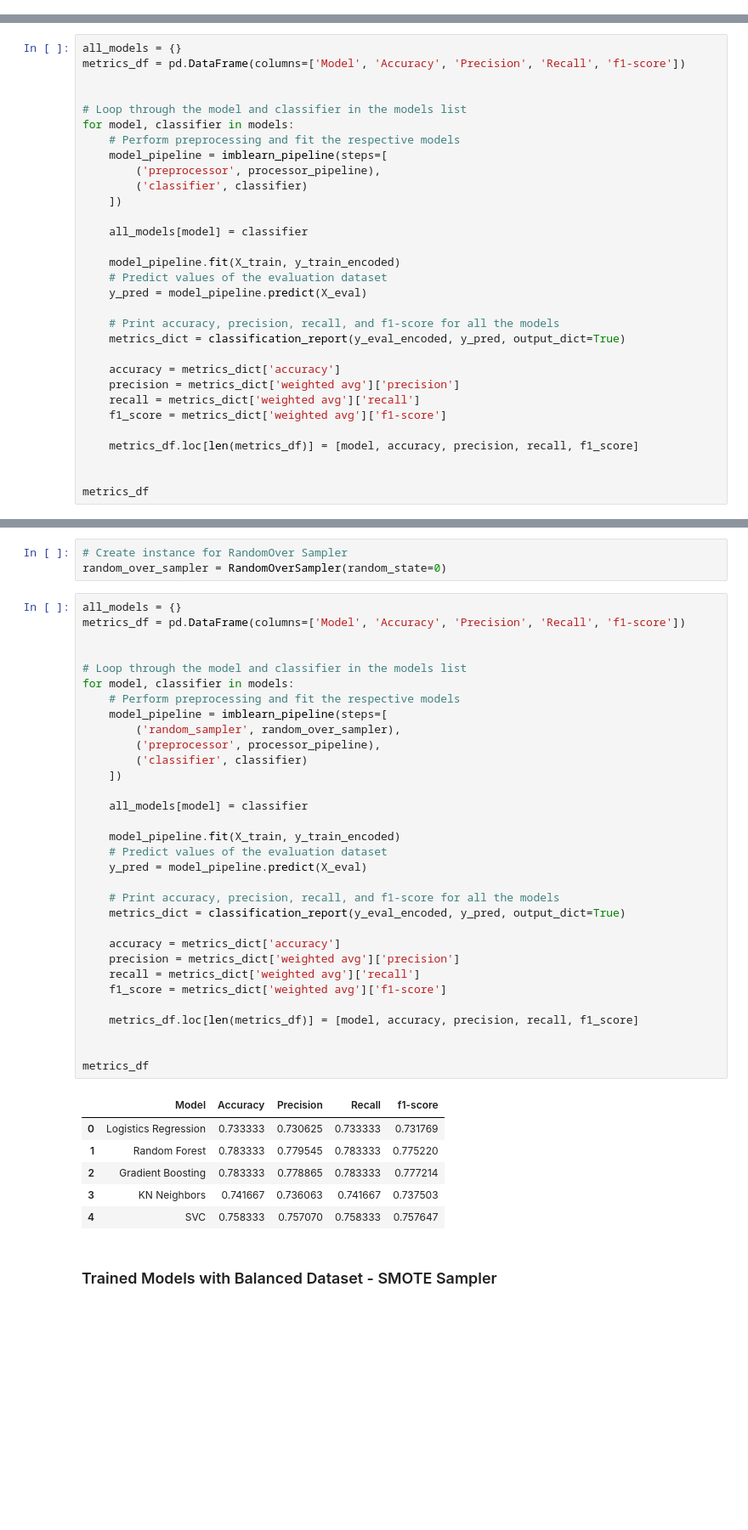
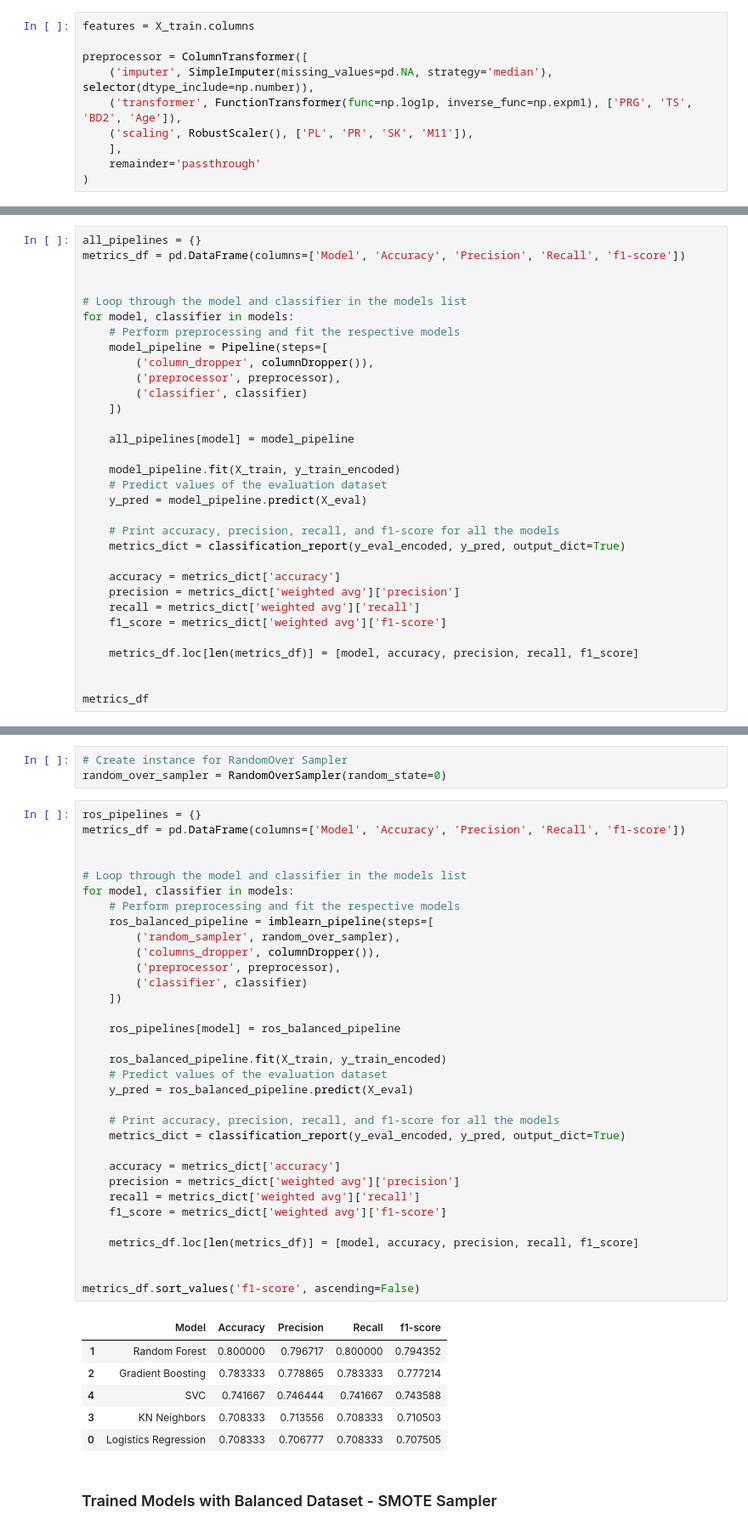
Before and after one commit to pk-aduyaw/Sepsis-Detection-using-ML-API, a Jupyter notebook: dev/sepsis_project.ipynb, the cells around one changed output, grey strips where cells are left out. Shown at 85% size. Drawn from its saved outputs; the diff is of its cells as text; blank space fills up the shorter version.

Commit message:
Complete model building and evaluation

```diff
--- a/dev/sepsis_project.ipynb
+++ b/dev/sepsis_project.ipynb
@@ -496,19 +481,30 @@ processor_pipeline = ColumnTransformer([
+# %%
+features = X_train.columns
+
+preprocessor = ColumnTransformer([
+    ('imputer', SimpleImputer(missing_values=pd.NA, strategy='median'), selector(dtype_include=np.number)),
+    ('transformer', FunctionTransformer(func=np.log1p, inverse_func=np.expm1), ['PRG', 'TS', 'BD2', 'Age']),
+    ('scaling', RobustScaler(), ['PL', 'PR', 'SK', 'M11']),
+    ],
+    remainder='passthrough'
+)
 # %% [markdown]
 ### Trained Models with Imbalanced Dataset
 # %%
-all_models = {}
+all_pipelines = {}
 metrics_df = pd.DataFrame(columns=['Model', 'Accuracy', 'Precision', 'Recall', 'f1-score'])
 
 
 # Loop through the model and classifier in the models list
 for model, classifier in models:
     # Perform preprocessing and fit the respective models
-    model_pipeline = imblearn_pipeline(steps=[
-        ('preprocessor', processor_pipeline),
+    model_pipeline = Pipeline(steps=[
+        ('column_dropper', columnDropper()),
+        ('preprocessor', preprocessor),
         ('classifier', classifier)
     ])
 
-    all_models[model] = classifier
+    all_pipelines[model] = model_pipeline
 
     model_pipeline.fit(X_train, y_train_encoded)
     # Predict values of the evaluation dataset
@@ -545,44 +541,45 @@ The dataset will then be balanced using both SMOTE and Random Oversampler to che
 # Create instance for RandomOver Sampler
 random_over_sampler = RandomOverSampler(random_state=0)
 # %%
-all_models = {}
+ros_pipelines = {}
 metrics_df = pd.DataFrame(columns=['Model', 'Accuracy', 'Precision', 'Recall', 'f1-score'])
 
 
 # Loop through the model and classifier in the models list
 for model, classifier in models:
     # Perform preprocessing and fit the respective models
-    model_pipeline = imblearn_pipeline(steps=[
+    ros_balanced_pipeline = imblearn_pipeline(steps=[
         ('random_sampler', random_over_sampler),
-        ('preprocessor', processor_pipeline),
+        ('columns_dropper', columnDropper()),
+        ('preprocessor', preprocessor),
         ('classifier', classifier)
     ])
 
-    all_models[model] = classifier
+    ros_pipelines[model] = ros_balanced_pipeline
 
-    model_pipeline.fit(X_train, y_train_encoded)
+    ros_balanced_pipeline.fit(X_train, y_train_encoded)
     # Predict values of the evaluation dataset
-    y_pred = model_pipeline.predict(X_eval)
+    y_pred = ros_balanced_pipeline.predict(X_eval)
 
     # Print accuracy, precision, recall, and f1-score for all the models
     metrics_dict = classification_report(y_eval_encoded, y_pred, output_dict=True)
 
     accuracy = metrics_dict['accuracy']
     precision = metrics_dict['weighted avg']['precision']
     recall = metrics_dict['weighted avg']['recall']
     f1_score = metrics_dict['weighted avg']['f1-score']
 
     metrics_df.loc[len(metrics_df)] = [model, accuracy, precision, recall, f1_score]
 
 
-metrics_df
+metrics_df.sort_values('f1-score', ascending=False)
 # %% [output]
 |  | Model | Accuracy | Precision | Recall | f1-score |
-| 0 | Logistics Regression | 0.733333 | 0.730625 | 0.733333 | 0.731769 |
-| 1 | Random Forest | 0.783333 | 0.779545 | 0.783333 | 0.775220 |
+| 1 | Random Forest | 0.800000 | 0.796717 | 0.800000 | 0.794352 |
 | 2 | Gradient Boosting | 0.783333 | 0.778865 | 0.783333 | 0.777214 |
-| 3 | KN Neighbors | 0.741667 | 0.736063 | 0.741667 | 0.737503 |
-| 4 | SVC | 0.758333 | 0.757070 | 0.758333 | 0.757647 |
+| 4 | SVC | 0.741667 | 0.746444 | 0.741667 | 0.743588 |
+| 3 | KN Neighbors | 0.708333 | 0.713556 | 0.708333 | 0.710503 |
+| 0 | Logistics Regression | 0.708333 | 0.706777 | 0.708333 | 0.707505 |
 # %% [markdown]
 ### Trained Models with Balanced Dataset - SMOTE Sampler
 # %%
```
Also changed, not shown: parts of 12 cells of this notebook, 1 other file.
